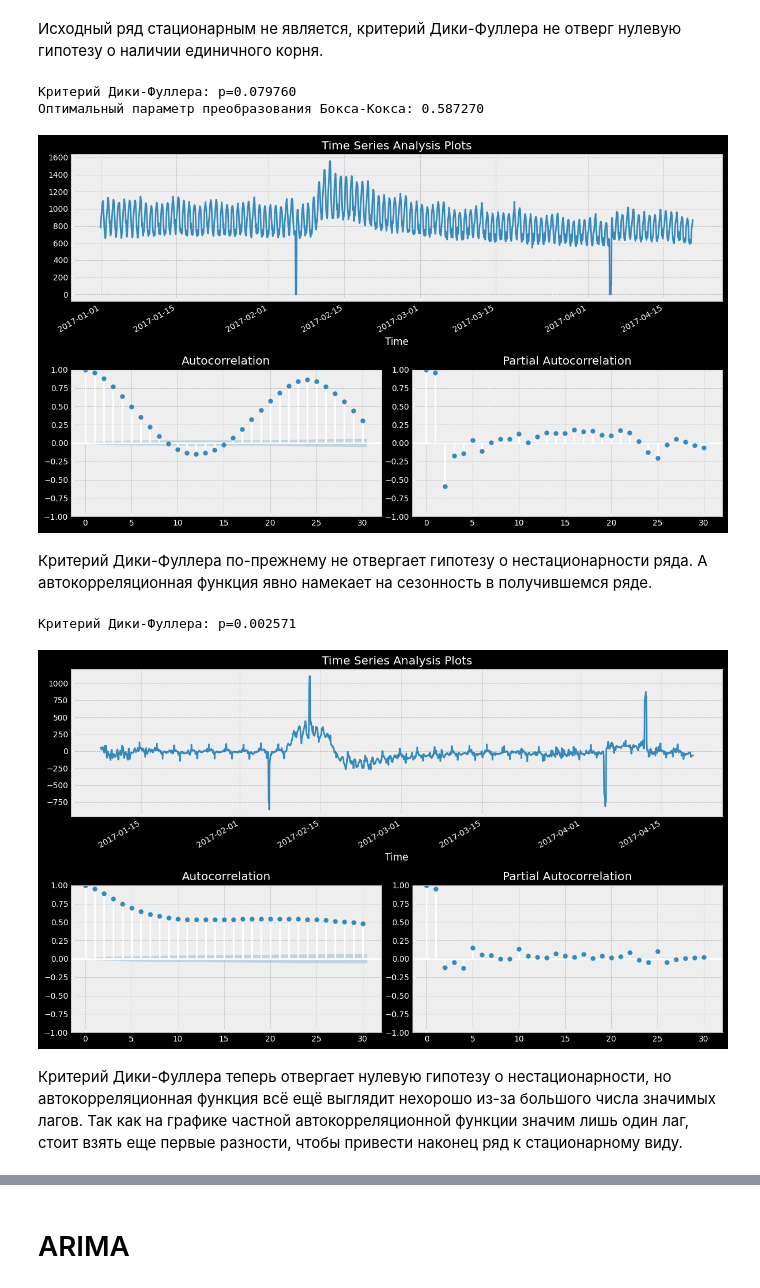
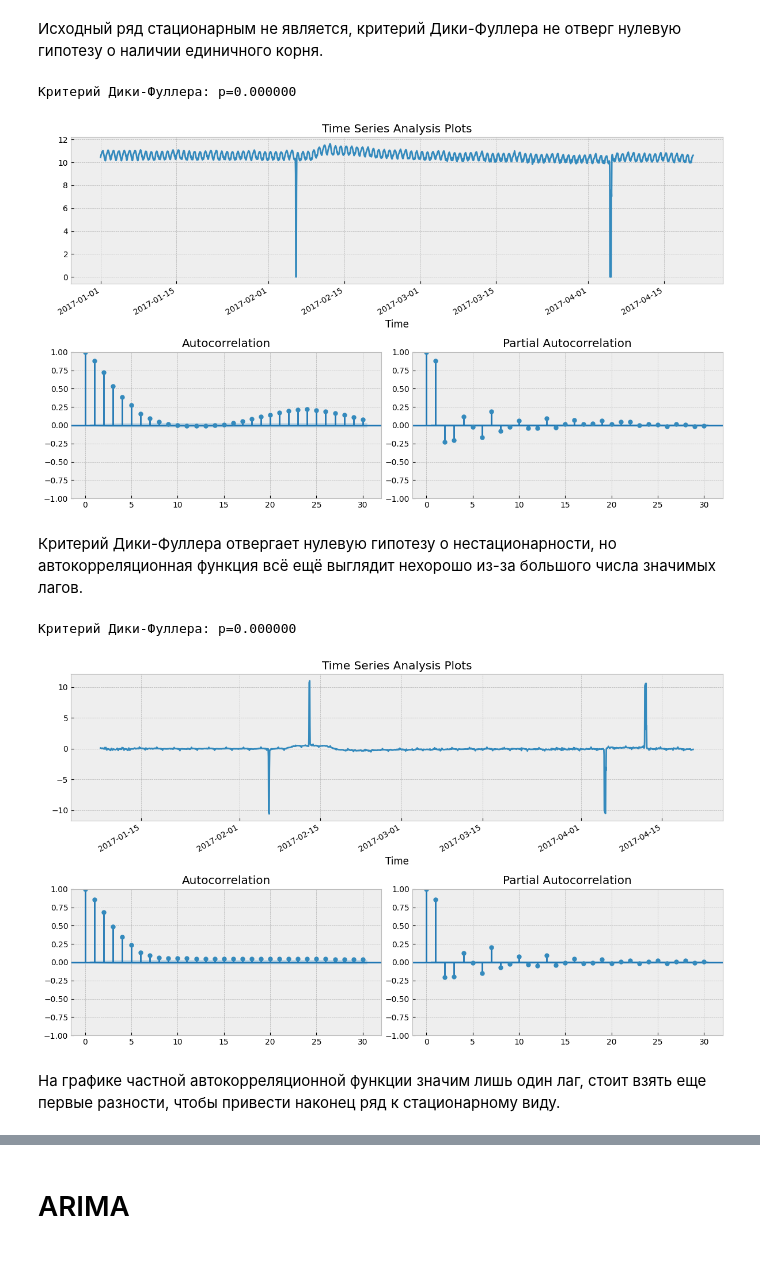
Before and after one commit to EmilBBbbbbbb/ARIMA_vs_LSTM, a Jupyter notebook: ARIMA_vs_LSTM.ipynb, the cells around one changed output, grey strips where cells are left out. Drawn from its saved outputs; the diff is of its cells as text; code cells hidden in the pictures; blank space fills up the shorter version.

```diff
--- a/ARIMA_vs_LSTM.ipynb
+++ b/ARIMA_vs_LSTM.ipynb
@@ -92,29 +92,20 @@ tsplot(dataset.Users, lags=30)
 # %% [markdown]
  Исходный ряд стационарным не является, критерий Дики-Фуллера не отверг нулевую гипотезу о наличии единичного корня.
 # %%
-def invboxcox(y,lmbda):
-    # обрабтное преобразование Бокса-Кокса
-    if lmbda == 0:
-        return(np.exp(y))
-    else:
-        return(np.exp(np.log(lmbda*y+1)/lmbda))
-
 data = dataset.copy()
-data['Users_box'], lmbda = scs.boxcox(data.Users+1) # прибавляем единицу, так как в исходном ряде есть нули
-tsplot(data.Users_box, lags=30)
-print("Оптимальный параметр преобразования Бокса-Кокса: %f" % lmbda)
+data["Users_log"] = np.log1p(data["Users"])
+tsplot(data.Users_log, lags=30)
 # %% [output]
-Критерий Дики-Фуллера: p=0.079760
-Оптимальный параметр преобразования Бокса-Кокса: 0.587270
+Критерий Дики-Фуллера: p=0.000000
-[figure, old version]
+[figure, new version]
 # %% [markdown]
-Критерий Дики-Фуллера по-прежнему не отвергает гипотезу о нестационарности ряда. А автокорреляционная функция явно намекает на сезонность в получившемся ряде.
+Критерий Дики-Фуллера отвергает нулевую гипотезу о нестационарности, но автокорреляционная функция всё ещё выглядит нехорошо из-за большого числа значимых лагов.
 # %%
-data['Users_box_season'] = data.Users_box - data.Users_box.shift(24*7)
-tsplot(data.Users_box_season[24*7:], lags=30)
+data['Users_log_season'] = data.Users_log - data.Users_log.shift(24*7)
+tsplot(data.Users_log_season[24*7:], lags=30)
 # %% [output]
-Критерий Дики-Фуллера: p=0.002571
+Критерий Дики-Фуллера: p=0.000000
-[figure, old version]
+[figure, new version]
 # %% [markdown]
-Критерий Дики-Фуллера теперь отвергает нулевую гипотезу о нестационарности, но автокорреляционная функция всё ещё выглядит нехорошо из-за большого числа значимых лагов. Так как на графике частной автокорреляционной функции значим лишь один лаг, стоит взять еще первые разности, чтобы привести наконец ряд к стационарному виду.
+На графике частной автокорреляционной функции значим лишь один лаг, стоит взять еще первые разности, чтобы привести наконец ряд к стационарному виду.
 # %%
```
Also changed, not shown: parts of 36 cells of this notebook.
